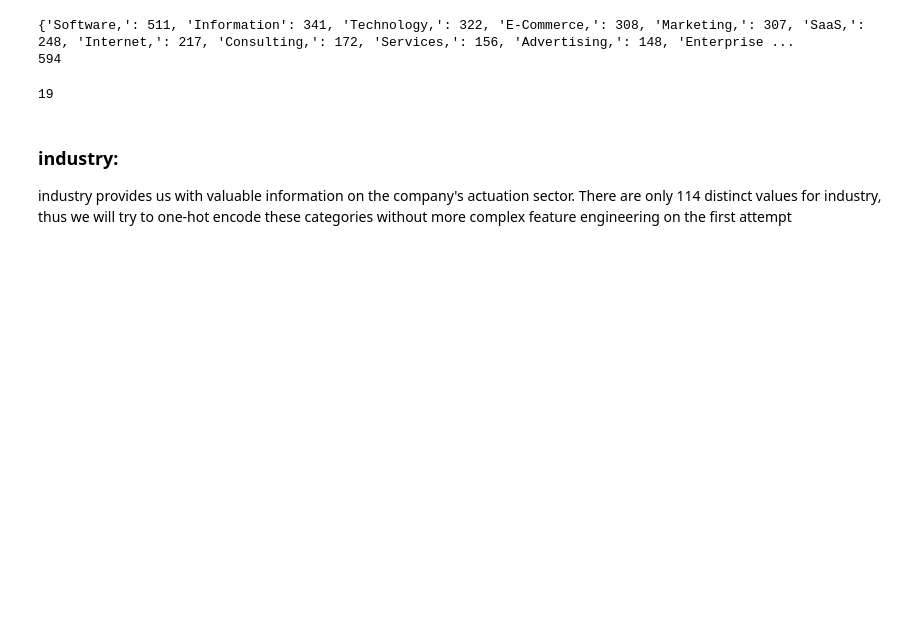
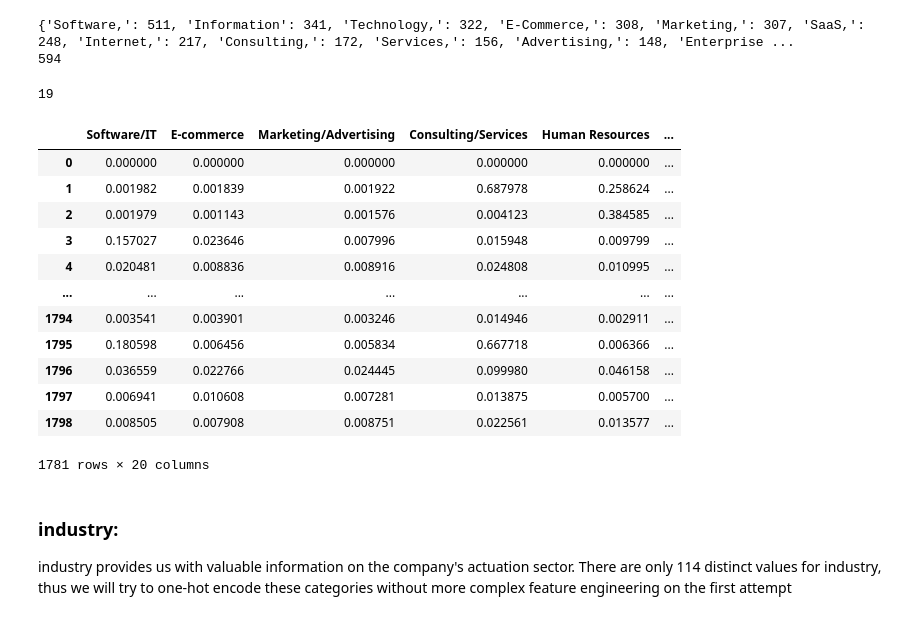
Before and after one commit to cvillela/amplemarket_challenge, a Jupyter notebook: challenge.ipynb, the cells around one changed output. Saved outputs shown, nothing was run; the diff lists cells and outputs as text; code cells hidden in the pictures; blank space fills up the shorter version.

```diff
--- a/challenge.ipynb
+++ b/challenge.ipynb
@@ -670,6 +749,35 @@ category_labels = [
 print(len(category_labels))
 # %% [output]
 19
+# %%
+df_txt[category_labels] = 0
+# %%
+# Load pre-trained BART model
+classifier = pipeline(model="facebook/bart-large-mnli", label_list=category_labels, device=device_id)
+
+for index, row in tqdm(df_txt.iterrows(), total=df_txt.shape[0]):
+    if pd.isna(row['categories']):
+      continue
+    cat = row['categories']
+    predicted_category = classifier(cat, candidate_labels=category_labels,)
+    for label, score in zip(predicted_category['labels'], predicted_category['scores']):
+      df_txt.loc[index, label] = score
+# %%
+df_txt[category_labels+['type']]
+# %% [output]
+|  | Software/IT | E-commerce | Marketing/Advertising | Consulting/Services | Human Resources | ... |
+| 0 | 0.000000 | 0.000000 | 0.000000 | 0.000000 | 0.000000 | ... |
+| 1 | 0.001982 | 0.001839 | 0.001922 | 0.687978 | 0.258624 | ... |
+| 2 | 0.001979 | 0.001143 | 0.001576 | 0.004123 | 0.384585 | ... |
+| 3 | 0.157027 | 0.023646 | 0.007996 | 0.015948 | 0.009799 | ... |
+| 4 | 0.020481 | 0.008836 | 0.008916 | 0.024808 | 0.010995 | ... |
+| ... | ... | ... | ... | ... | ... | ... |
+| 1794 | 0.003541 | 0.003901 | 0.003246 | 0.014946 | 0.002911 | ... |
+| 1795 | 0.180598 | 0.006456 | 0.005834 | 0.667718 | 0.006366 | ... |
+| 1796 | 0.036559 | 0.022766 | 0.024445 | 0.099980 | 0.046158 | ... |
+| 1797 | 0.006941 | 0.010608 | 0.007281 | 0.013875 | 0.005700 | ... |
+| 1798 | 0.008505 | 0.007908 | 0.008751 | 0.022561 | 0.013577 | ... |
+1781 rows × 20 columns
 # %% [markdown]
 ### industry:
 industry provides us with valuable information on the company's actuation sector. There are only 114 distinct values for industry, thus we will try to one-hot encode these categories without more complex feature engineering on the first attempt
```
Also changed, not shown: parts of 28 cells of this notebook.
